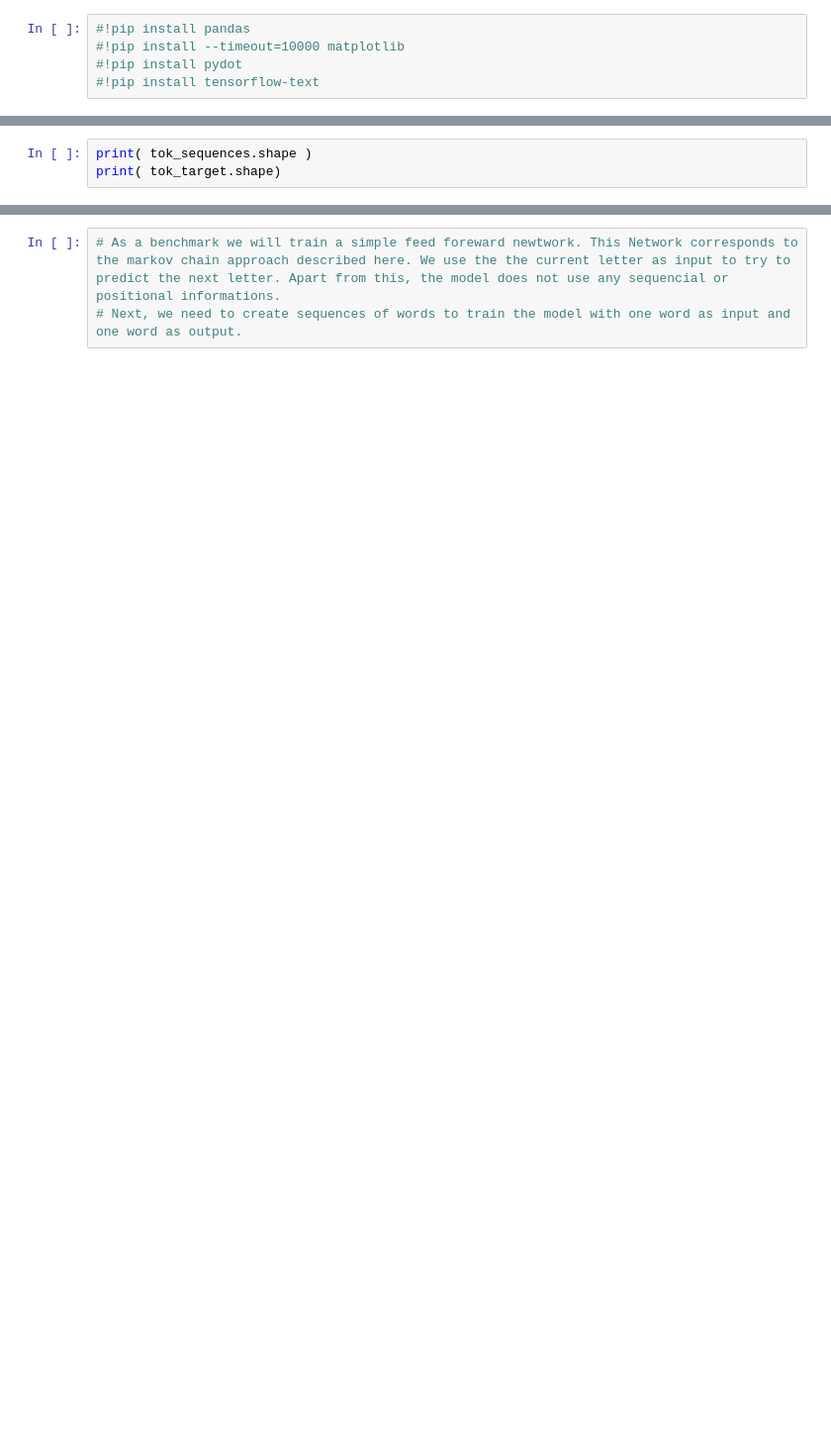
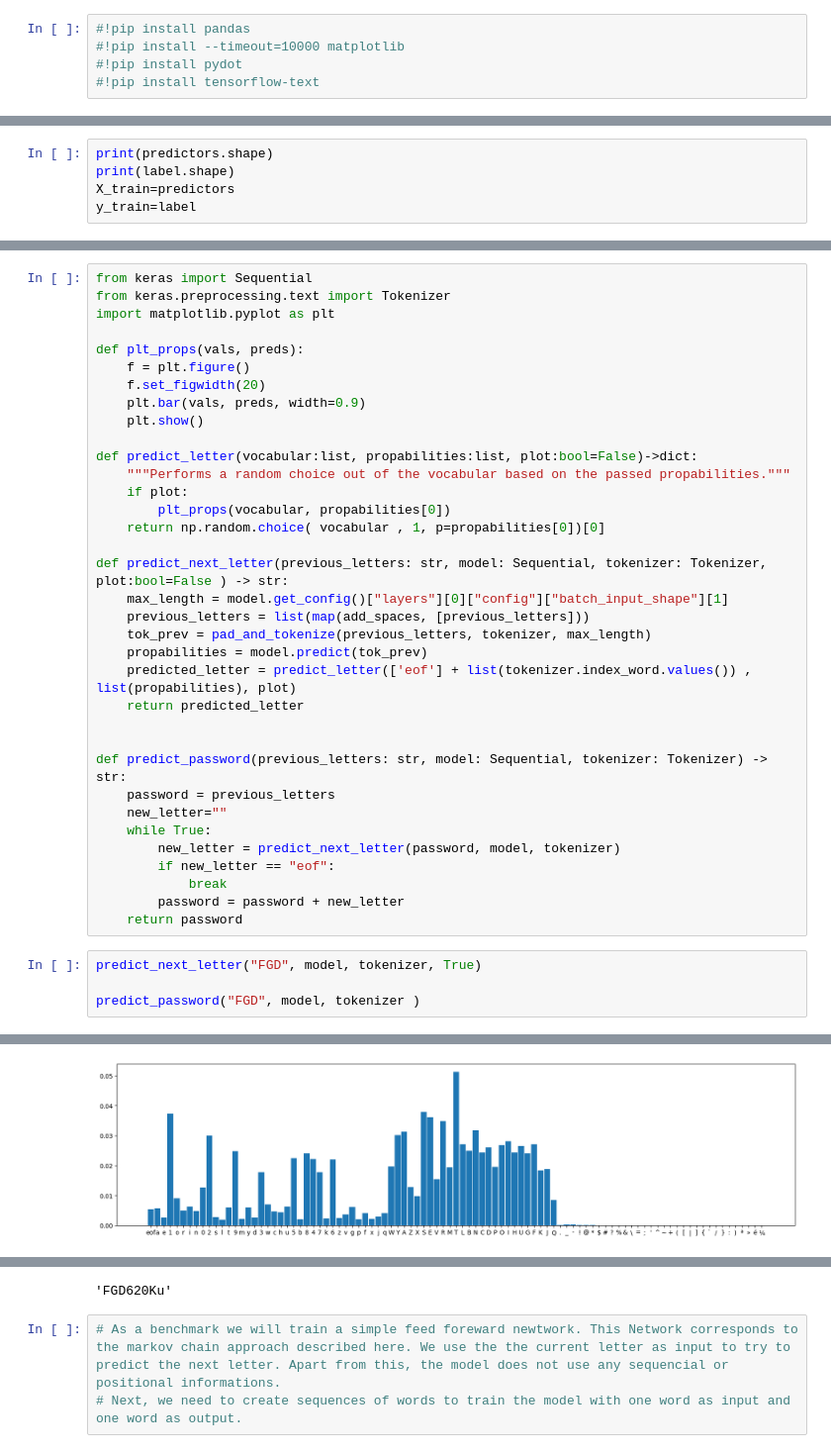
Before and after one commit to heikowagner/thebigdatablog, a Jupyter notebook: jupyter_notebooks/transformer/transformer2.ipynb, the cells around one changed output, grey strips where cells are left out. Shown at 99% size. Drawn from its saved outputs; the diff is of its cells as text; blank space fills up the shorter version.

```diff
--- a/jupyter_notebooks/transformer/transformer2.ipynb
+++ b/jupyter_notebooks/transformer/transformer2.ipynb
@@ -87,4 +105,6 @@ tok_target = tokenizer.texts_to_matrix(target)
 # %%
-print( tok_sequences.shape )
-print( tok_target.shape)
+print(predictors.shape)
+print(label.shape)
+X_train=predictors
+y_train=label
 # %% [output]
@@ -260,0 +251,40 @@ sequences
+# %%
+from keras import Sequential
+from keras.preprocessing.text import Tokenizer
+import matplotlib.pyplot as plt
+
+def plt_props(vals, preds):
+    f = plt.figure()
+    f.set_figwidth(20)
+    plt.bar(vals, preds, width=0.9)
+    plt.show()
+
+def predict_letter(vocabular:list, propabilities:list, plot:bool=False)->dict:
+    """Performs a random choice out of the vocabular based on the passed propabilities."""
+    if plot:
+        plt_props(vocabular, propabilities[0])
+    return np.random.choice( vocabular , 1, p=propabilities[0])[0]
+
+def predict_next_letter(previous_letters: str, model: Sequential, tokenizer: Tokenizer, plot:bool=False ) -> str:
+    max_length = model.get_config()["layers"][0]["config"]["batch_input_shape"][1]
+    previous_letters = list(map(add_spaces, [previous_letters]))
+    tok_prev = pad_and_tokenize(previous_letters, tokenizer, max_length)
+    propabilities = model.predict(tok_prev)
+    predicted_letter = predict_letter(['eof'] + list(tokenizer.index_word.values()) , list(propabilities), plot)
+    return predicted_letter
+
+
+def predict_password(previous_letters: str, model: Sequential, tokenizer: Tokenizer) -> str:
+    password = previous_letters
+    new_letter=""
+    while True:
+        new_letter = predict_next_letter(password, model, tokenizer)
+        if new_letter == "eof":
+            break
+        password = password + new_letter
+    return password
+# %%
+predict_next_letter("FGD", model, tokenizer, True)
+
+predict_password("FGD", model, tokenizer )
+# %% [output]
@@ -260,0 +292 @@ sequences
+[figure, added]
@@ -261,3 +299,4 @@ sequences
+'FGD620Ku'
 # %%
 # As a benchmark we will train a simple feed foreward newtwork. This Network corresponds to the markov chain approach described here. We use the the current letter as input to try to predict the next letter. Apart from this, the model does not use any sequencial or positional informations.
 # Next, we need to create sequences of words to train the model with one word as input and one word as output.
```
Also changed, not shown: parts of 66 cells of this notebook.
